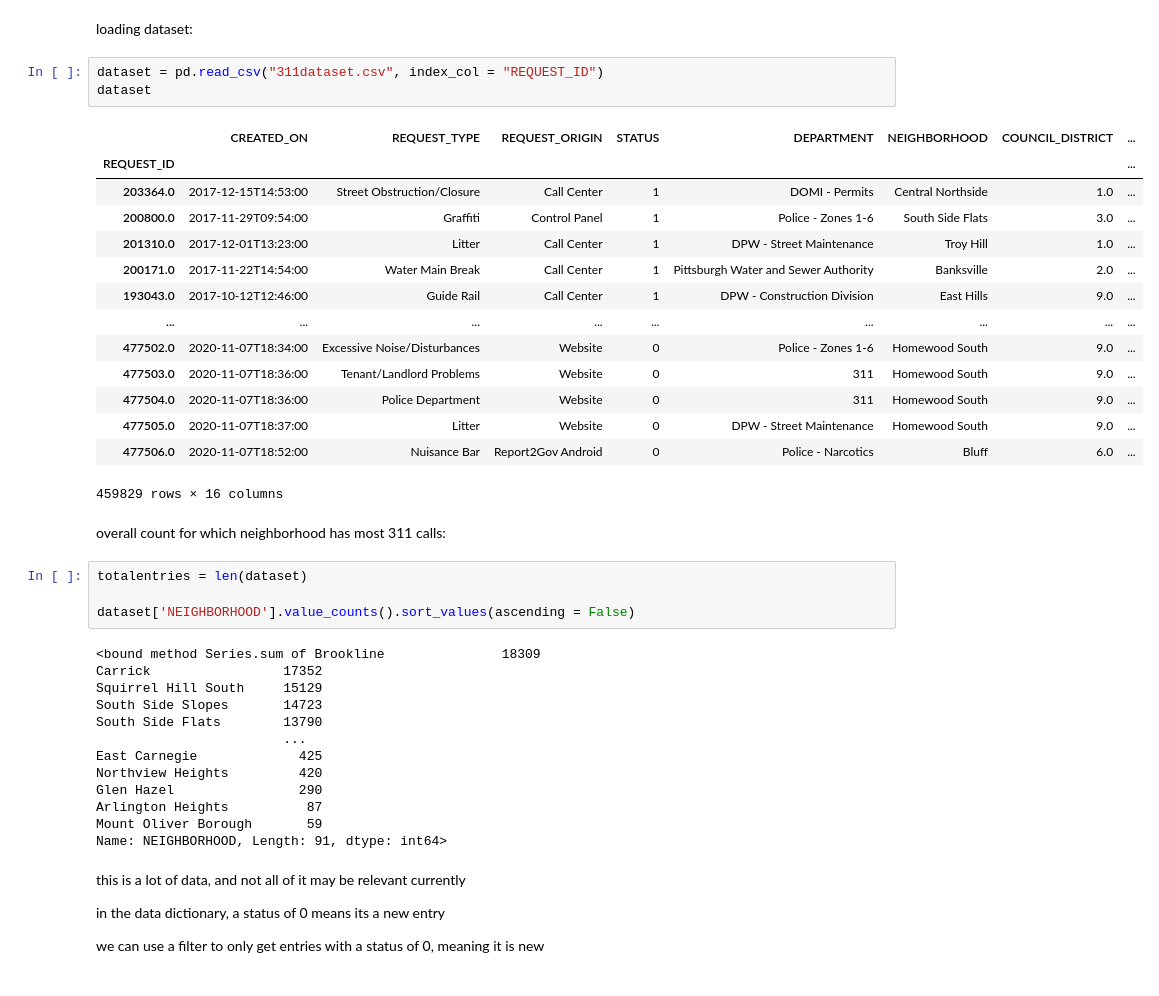
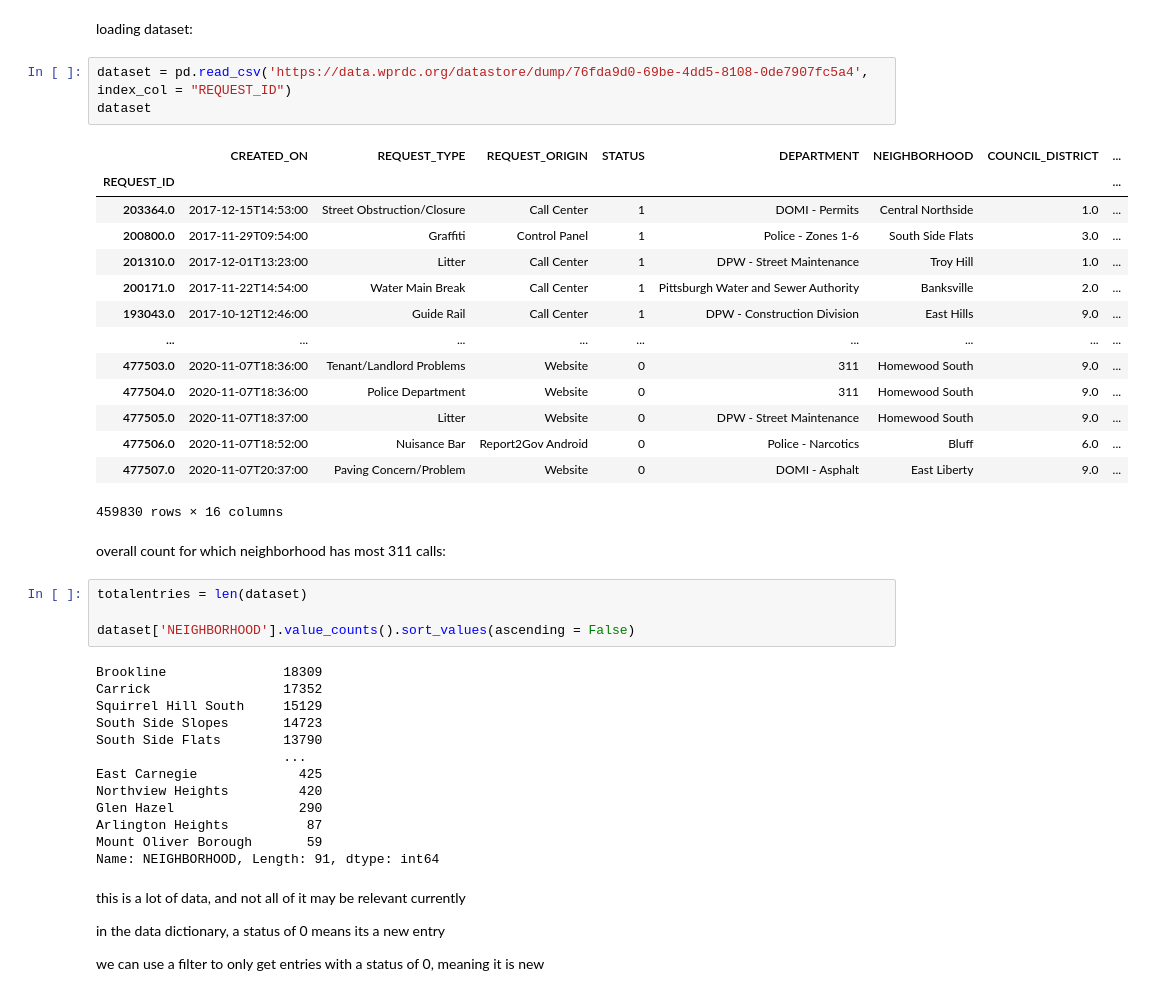
Before and after one commit to amylin1103/Group-10-Final-Project, a Jupyter notebook: 311dataset.ipynb, the cells around one changed output. Cells and saved outputs as stored; diff of their text form.

```diff
--- a/311dataset.ipynb
+++ b/311dataset.ipynb
@@ -8,23 +8,23 @@ import matplotlib.pyplot as plt
 # %% [markdown]
 loading dataset:
 # %%
-dataset = pd.read_csv("311dataset.csv", index_col = "REQUEST_ID")
+dataset = pd.read_csv('https://data.wprdc.org/datastore/dump/76fda9d0-69be-4dd5-8108-0de7907fc5a4', index_col = "REQUEST_ID")
 dataset
 # %% [output]
 |  | CREATED_ON | REQUEST_TYPE | REQUEST_ORIGIN | STATUS | DEPARTMENT | NEIGHBORHOOD | COUNCIL_DISTRICT | ... |
 | REQUEST_ID |  |  |  |  |  |  |  | ... |
 | 203364.0 | 2017-12-15T14:53:00 | Street Obstruction/Closure | Call Center | 1 | DOMI - Permits | Central Northside | 1.0 | ... |
 | 200800.0 | 2017-11-29T09:54:00 | Graffiti | Control Panel | 1 | Police - Zones 1-6 | South Side Flats | 3.0 | ... |
 | 201310.0 | 2017-12-01T13:23:00 | Litter | Call Center | 1 | DPW - Street Maintenance | Troy Hill | 1.0 | ... |
 | 200171.0 | 2017-11-22T14:54:00 | Water Main Break | Call Center | 1 | Pittsburgh Water and Sewer Authority | Banksville | 2.0 | ... |
 | 193043.0 | 2017-10-12T12:46:00 | Guide Rail | Call Center | 1 | DPW - Construction Division | East Hills | 9.0 | ... |
 | ... | ... | ... | ... | ... | ... | ... | ... | ... |
-| 477502.0 | 2020-11-07T18:34:00 | Excessive Noise/Disturbances | Website | 0 | Police - Zones 1-6 | Homewood South | 9.0 | ... |
 | 477503.0 | 2020-11-07T18:36:00 | Tenant/Landlord Problems | Website | 0 | 311 | Homewood South | 9.0 | ... |
 | 477504.0 | 2020-11-07T18:36:00 | Police Department | Website | 0 | 311 | Homewood South | 9.0 | ... |
 | 477505.0 | 2020-11-07T18:37:00 | Litter | Website | 0 | DPW - Street Maintenance | Homewood South | 9.0 | ... |
 | 477506.0 | 2020-11-07T18:52:00 | Nuisance Bar | Report2Gov Android | 0 | Police - Narcotics | Bluff | 6.0 | ... |
+| 477507.0 | 2020-11-07T20:37:00 | Paving Concern/Problem | Website | 0 | DOMI - Asphalt | East Liberty | 9.0 | ... |
-459829 rows × 16 columns
+459830 rows × 16 columns
 # %% [markdown]
 overall count for which neighborhood has most 311 calls:
 # %%
@@ -32,7 +32,7 @@ totalentries = len(dataset)
 
 dataset['NEIGHBORHOOD'].value_counts().sort_values(ascending = False)
 # %% [output]
-<bound method Series.sum of Brookline               18309
+Brookline               18309
 Carrick                 17352
 Squirrel Hill South     15129
 South Side Slopes       14723
@@ -43,7 +43,7 @@ Northview Heights         420
 Glen Hazel                290
 Arlington Heights          87
 Mount Oliver Borough       59
-Name: NEIGHBORHOOD, Length: 91, dtype: int64>
+Name: NEIGHBORHOOD, Length: 91, dtype: int64
 # %% [markdown]
 this is a lot of data, and not all of it may be relevant currently
 
```
Also changed, not shown: parts of 4 cells of this notebook.
